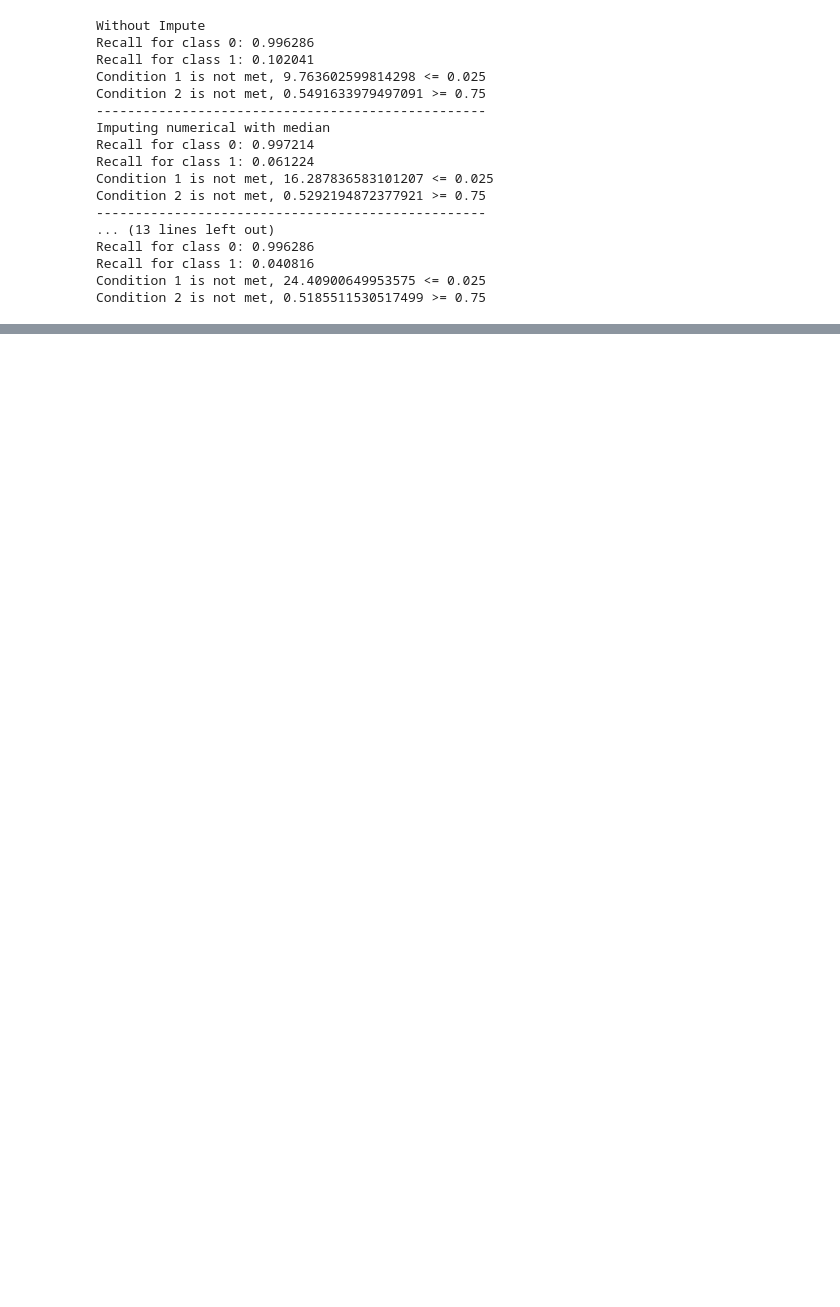
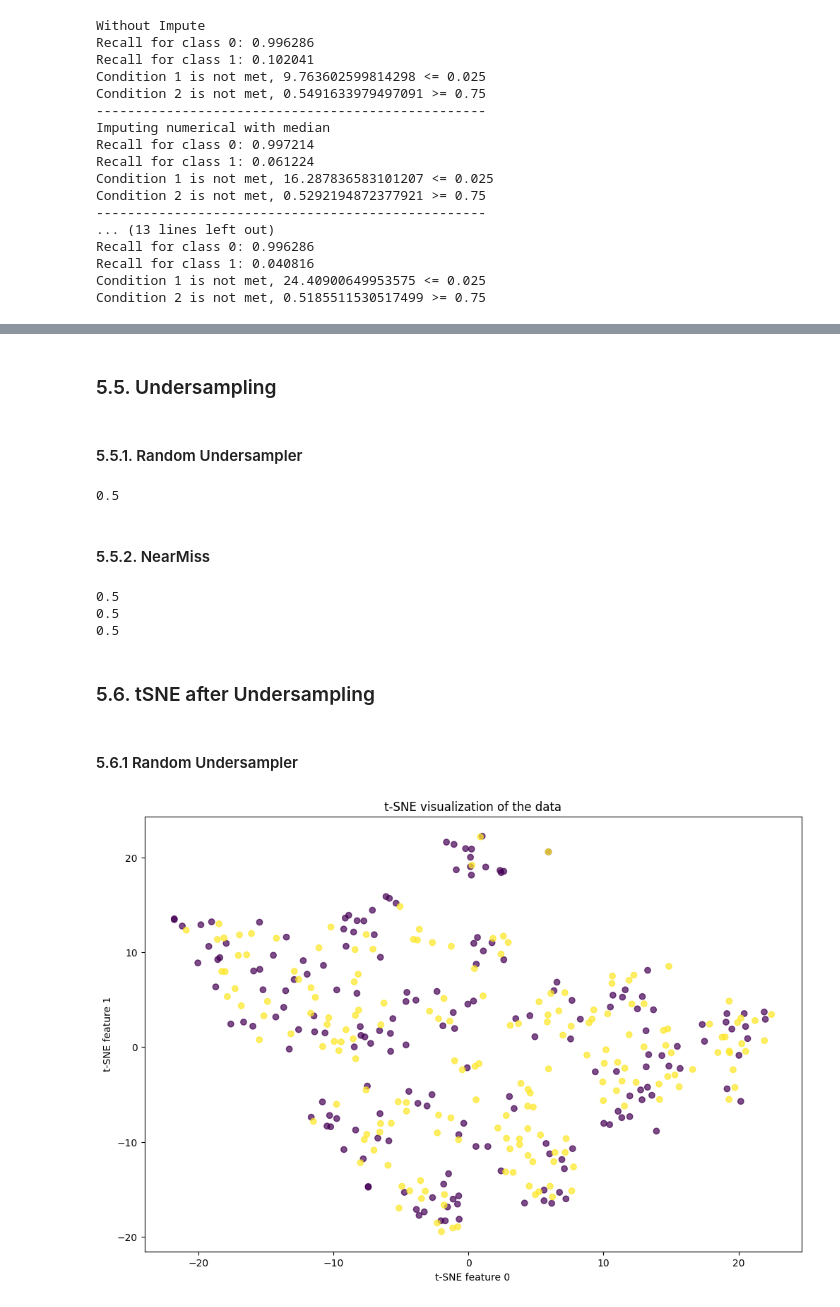
Before and after one commit to bahaozsahin/cc-fraud-detection, a Jupyter notebook: main.ipynb, the cells around one changed output, grey strips where cells are left out. Drawn from its saved outputs; the diff is of its cells as text; code cells hidden in the pictures; blank space fills up the shorter version.

```diff
--- a/main.ipynb
+++ b/main.ipynb
@@ -453,0 +503,16 @@ Condition 2 is not met, 0.5185511530517499 >= 0.75
+# %% [markdown]
+### 5.5. Undersampling
+# %% [markdown]
+#### 5.5.1. Random Undersampler
+# %%
+# Define the undersampler
+undersampler = RandomUnderSampler(sampling_strategy='majority')
+
+# Fit the undersampler and sample the data
+X_train_undersampled_random, y_train_undersampled_random = undersampler.fit_resample(X_train_full, y_train)
+# %%
+y_train_undersampled_random.sum()/len(y_train_undersampled_random)
+# %% [output]
+0.5
+# %% [markdown]
+#### 5.5.2. NearMiss
@@ -453,0 +529,16 @@ Condition 2 is not met, 0.5185511530517499 >= 0.75
+# %%
+print(y_train_undersampled_nm1.sum()/len(y_train_undersampled_nm1))
+print(y_train_undersampled_nm2.sum()/len(y_train_undersampled_nm2))
+print(y_train_undersampled_nm3.sum()/len(y_train_undersampled_nm3))
+# %% [output]
+0.5
+0.5
+0.5
+# %% [markdown]
+### 5.6. tSNE after Undersampling
+# %% [markdown]
+#### 5.6.1 Random Undersampler
+# %%
+plot_tsne(X_train_undersampled_random, y_train_undersampled_random)
+# %% [output]
+[figure, added]
```
Also changed, not shown: parts of 57 cells of this notebook, 1 other file.
